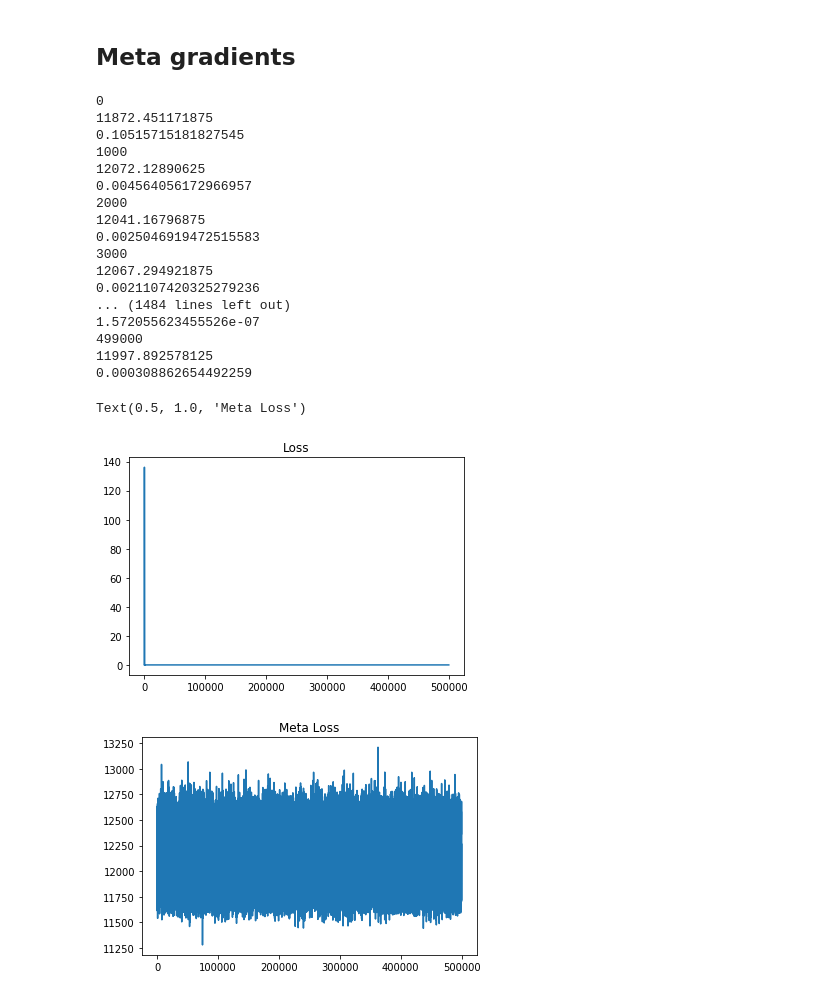
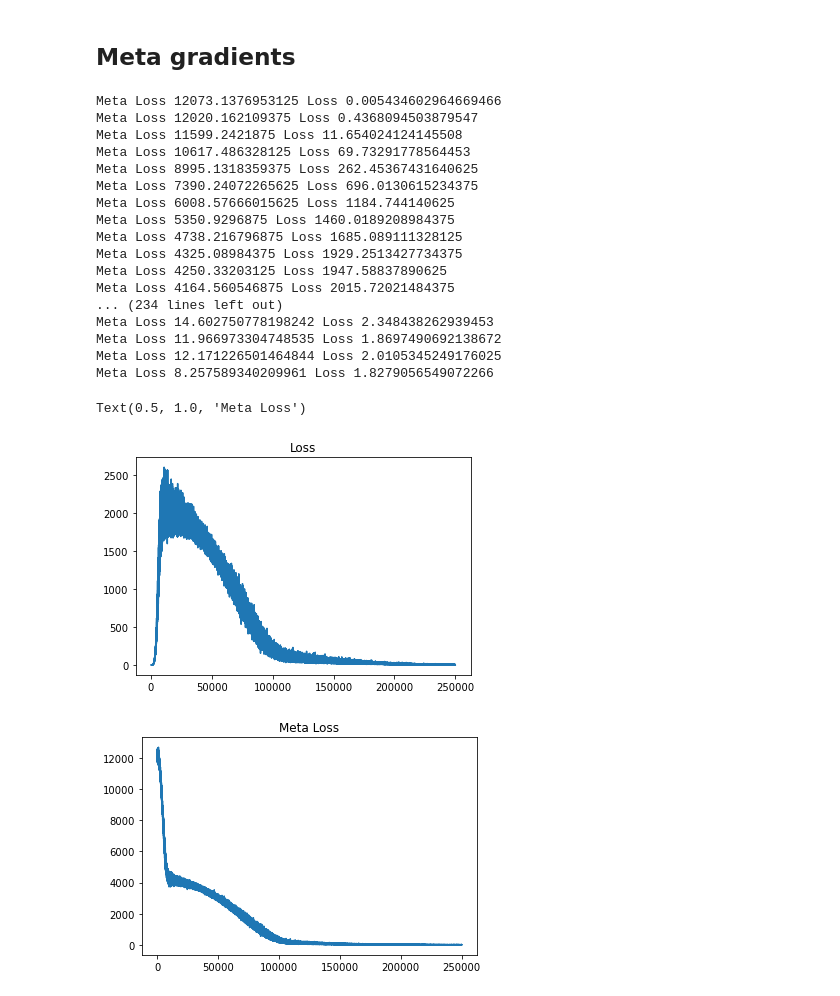
Before and after one commit to gabrielelibardi/meta_gradient_experiment, a Jupyter notebook: meta_gradients_find_the_bug.ipynb, the cells around one changed output. Drawn from its saved outputs; the diff is of its cells as text; code cells hidden in the pictures.

```diff
--- a/meta_gradients_find_the_bug.ipynb
+++ b/meta_gradients_find_the_bug.ipynb
@@ -45,12 +45,12 @@ meta_model = nn.Sequential(
 #meta_parameter = torch.tensor(data=[-100], dtype=torch.float32, requires_grad=True)
 
 criterion = nn.MSELoss(reduction='none')
-meta_opt = optim.Adam(meta_model.parameters(), lr=5e-1)
+meta_opt = optim.Adam(meta_model.parameters(), lr=1e-5)
 opt  = optim.Adam(model.parameters(), lr=1e-4)
 loss_data = []
 meta_loss_data = []
 
-for e in range(500000):
+for e in range(250000):
 
     # Get data
     x = torch.randn(32, 10)
@@ -62,62 +62,64 @@ for e in range(500000):
     output = model(x)
 
     # Compute loss
-
     loss = criterion(output.squeeze(1), meta_model(x).squeeze(1)).mean()
     loss_data.append(loss.item())
-
-    # Clearn grads from previous iteration in both optimizers
-    opt.zero_grad()
-    meta_opt.zero_grad()
 
     # Backward pass
     loss.backward()
     opt.step() # theta' = theta + f(weights)
+    #for param in model.parameters():
+    #    param.data.sub_(1e-3 * param.grad.data)
 
     # Meta forward pass
     output = model(x) # y = model(theta', x)
 
     # Meta loss - which loss is correct here? should this one as only accounts for normal loss
     meta_loss = criterion(output.squeeze(1), y).mean()
     meta_loss_data.append(meta_loss.item())
+
     if e % 1000 == 0:
-        print(e)
-        print(meta_loss.item())
-        print(loss.item())
+        print("Meta Loss", meta_loss.item(), "Loss", loss.item())
 
     # Meta backward pass
     meta_loss.backward()
     #if e % 1000 == 0:
     #    print([par.grad for par in meta_model.parameters()])
     meta_opt.step()
     #meta_paramater_data.append(meta_parameter.item())
+
+    # Clearn grads from previous iteration in both optimizers
+    if e % 6 == 0:
+        opt.zero_grad()
+        meta_opt.zero_grad()
+
 
 # Plot loss
 plt.figure()
 plt.plot(loss_data)
 plt.title("Loss")
 
 plt.figure()
 plt.plot(meta_loss_data)
 plt.title("Meta Loss")
 # %% [output]
-0
-11872.451171875
-0.10515715181827545
-1000
-12072.12890625
-0.004564056172966957
-2000
-12041.16796875
-0.0025046919472515583
-3000
-12067.294921875
-0.0021107420325279236
-... (1484 lines left out)
-1.572055623455526e-07
-499000
-11997.892578125
-0.000308862654492259
+Meta Loss 12073.1376953125 Loss 0.005434602964669466
+Meta Loss 12020.162109375 Loss 0.4368094503879547
+Meta Loss 11599.2421875 Loss 11.654024124145508
+Meta Loss 10617.486328125 Loss 69.73291778564453
+Meta Loss 8995.1318359375 Loss 262.45367431640625
+Meta Loss 7390.24072265625 Loss 696.0130615234375
+Meta Loss 6008.57666015625 Loss 1184.744140625
+Meta Loss 5350.9296875 Loss 1460.0189208984375
+Meta Loss 4738.216796875 Loss 1685.089111328125
+Meta Loss 4325.08984375 Loss 1929.2513427734375
+Meta Loss 4250.33203125 Loss 1947.58837890625
+Meta Loss 4164.560546875 Loss 2015.72021484375
+... (234 lines left out)
+Meta Loss 14.602750778198242 Loss 2.348438262939453
+Meta Loss 11.966973304748535 Loss 1.8697490692138672
+Meta Loss 12.171226501464844 Loss 2.0105345249176025
+Meta Loss 8.257589340209961 Loss 1.8279056549072266
 Text(0.5, 1.0, 'Meta Loss')
-[figure, old version]
+[figure, new version]
-[figure, old version]
+[figure, new version]
```
